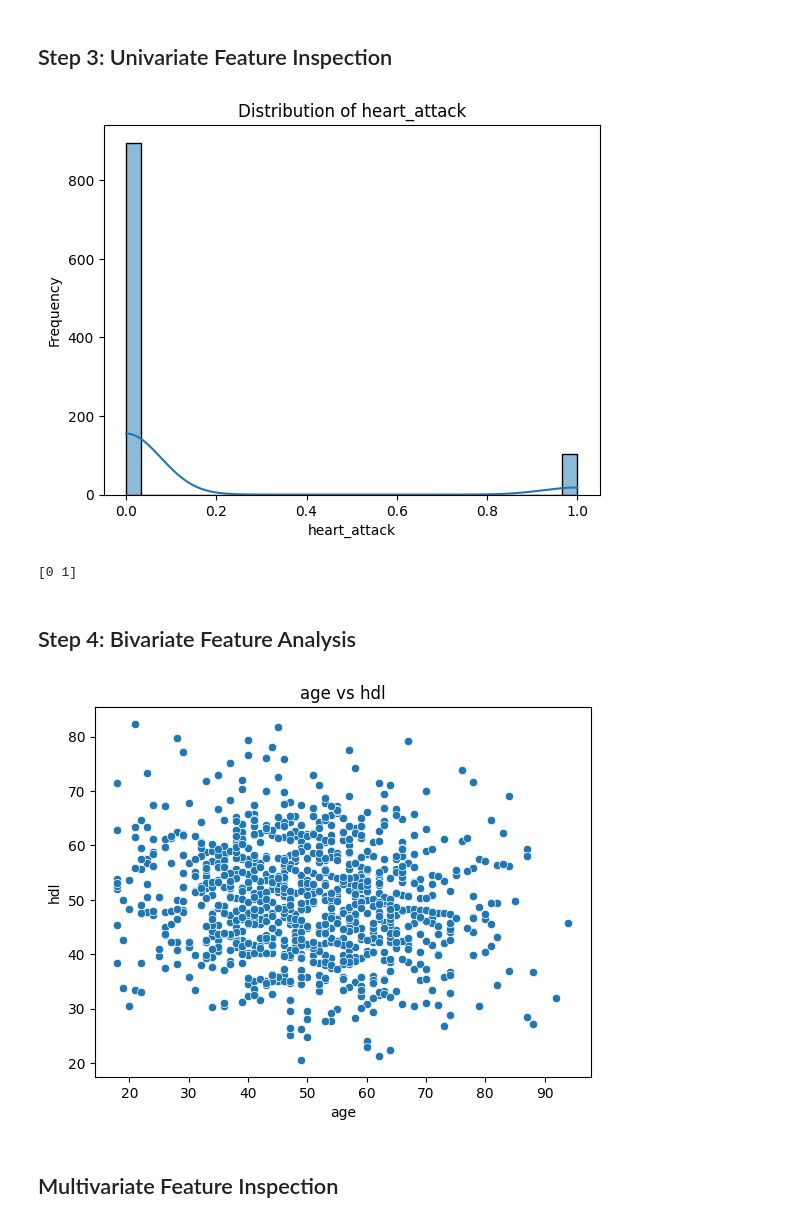
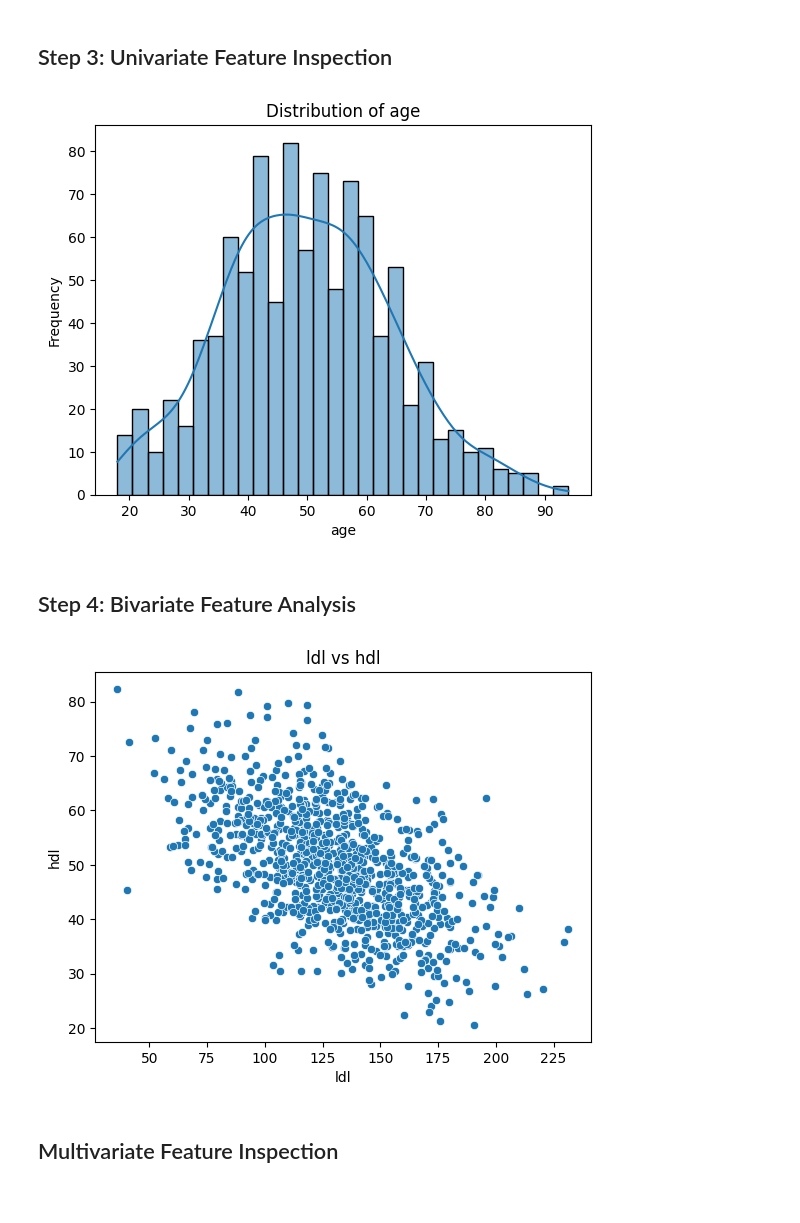
Before and after one commit to samaTech-sys/Heart-Attack-Prediction-Model, a Jupyter notebook: analysis/EDA.ipynb, the cells around one changed output. Saved outputs shown, nothing was run; the diff lists cells and outputs as text; code cells hidden in the pictures.

```diff
--- a/analysis/EDA.ipynb
+++ b/analysis/EDA.ipynb
@@ -10,7 +10,7 @@ from steps.step4_bivariate_inspection import NumericalBivariateAnalysis, Bivaria
 from steps.step5_multivariate_inspection import SimpleMultivariateAnalysis, MultivariateAnalysisTemplate
 from steps.step6_model_suggestion import ModelSuggester, ModelSuggestionStrategy, HeatmapStrategy, PairPlotsStrategy
 # %%
-datapath = (r"C:\Users\USER\Desktop\MLDefaults\Heart-Attack-Prediction-Model\heart_attack_dataset.csv")
+datapath = (r"C:\Users\Junior\OneDrive\Desktop\Heart-Attack-Prediction-Model\heart_attack_dataset.csv")
 df = pd.read_csv(datapath)
 # %% [markdown]
 ## Datatypes Inspection
@@ -91,17 +91,15 @@ Series([], dtype: int64)
 # %%
 #Step 3: Univariate Feature Analysis
 #----------------------------------------------------------------------------#
 #Analysing a numerical feature 1
 univariate_analyzer = UnivariateAnalyzer(NumericalUnivariateAnalysis())
-univariate_analyzer.execute_analysis(df, "heart_attack")
+univariate_analyzer.execute_analysis(df, "age")
+
+#This could work for categorical plots if they were available.
+#univariate_analyzer.set_strategy(CategoricalUnivariateAnalysis())
+#univariate_analyzer.execute_analysis(df, "gender")  # if 'gender' is categorical
 # %% [output]
-[figure, old version]
+[figure, new version]
-# %%
-# Sample Values of feature
-univariate_analyzer.set_strategy(FeatureUniqueValues())
-univariate_analyzer.execute_analysis(df, "smoking")
-# %% [output]
-[0 1]
 # %% [markdown]
 ## Step 4: Bivariate Feature Analysis
 # %%
@@ -109,9 +107,9 @@ univariate_analyzer.execute_analysis(df, "smoking")
 #----------------------------------------------------------------------------#
 #Analysing a relationship between two numerical features
 bivariate_analyzer = BivariateAnalyzer(NumericalBivariateAnalysis())
-bivariate_analyzer.execute_analysis(df, "age", "hdl")
+bivariate_analyzer.execute_analysis(df, "ldl", "hdl")
 # %% [output]
-[figure, old version]
+[figure, new version]
 # %% [markdown]
 ## Multivariate Feature Inspection
 # %%
```
Also changed, not shown: parts of 1 cell of this notebook, 17 other files.
